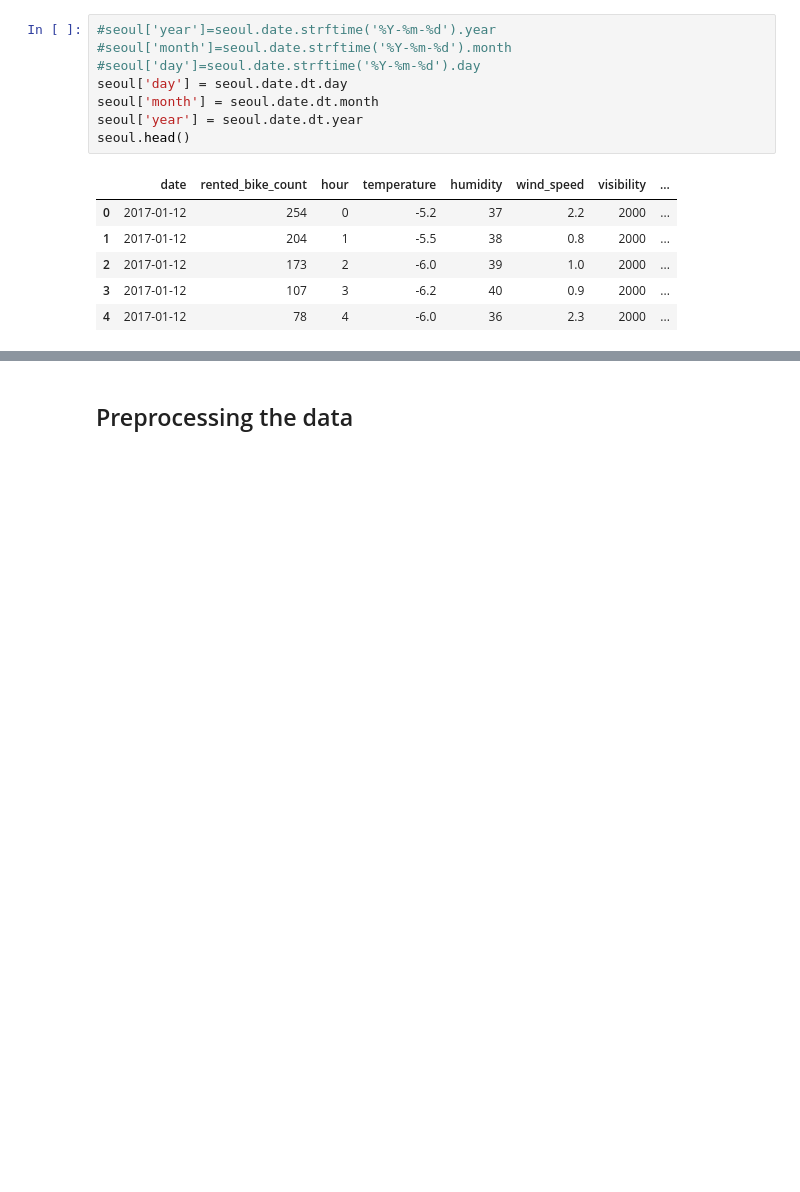
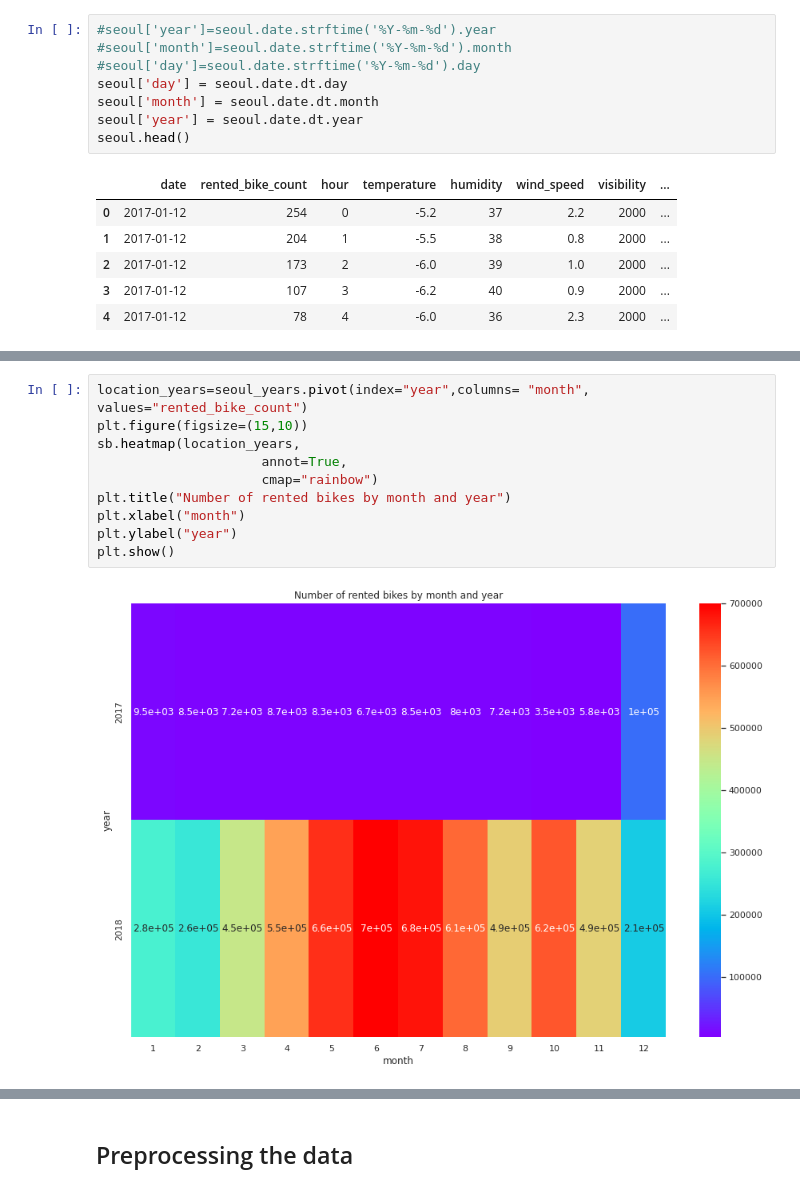
Before and after one commit to Wjnnje/Python_for_data_analysis, a Jupyter notebook: Projet_Final_Mathilde_SALAUN_Ines_PEREZ.ipynb, the cells around one changed output, grey strips where cells are left out. Cells and saved outputs as stored; diff of their text form; blank space fills up the shorter version.

```diff
--- a/Projet_Final_Mathilde_SALAUN_Ines_PEREZ.ipynb
+++ b/Projet_Final_Mathilde_SALAUN_Ines_PEREZ.ipynb
@@ -169,0 +204,12 @@ seoul.head()
+# %%
+location_years=seoul_years.pivot(index="year",columns= "month", values="rented_bike_count")
+plt.figure(figsize=(15,10))
+sb.heatmap(location_years,
+                     annot=True,
+                     cmap="rainbow")
+plt.title("Number of rented bikes by month and year")
+plt.xlabel("month")
+plt.ylabel("year")
+plt.show()
+# %% [output]
+[figure, added]
```
Also changed, not shown: parts of 17 cells of this notebook.
